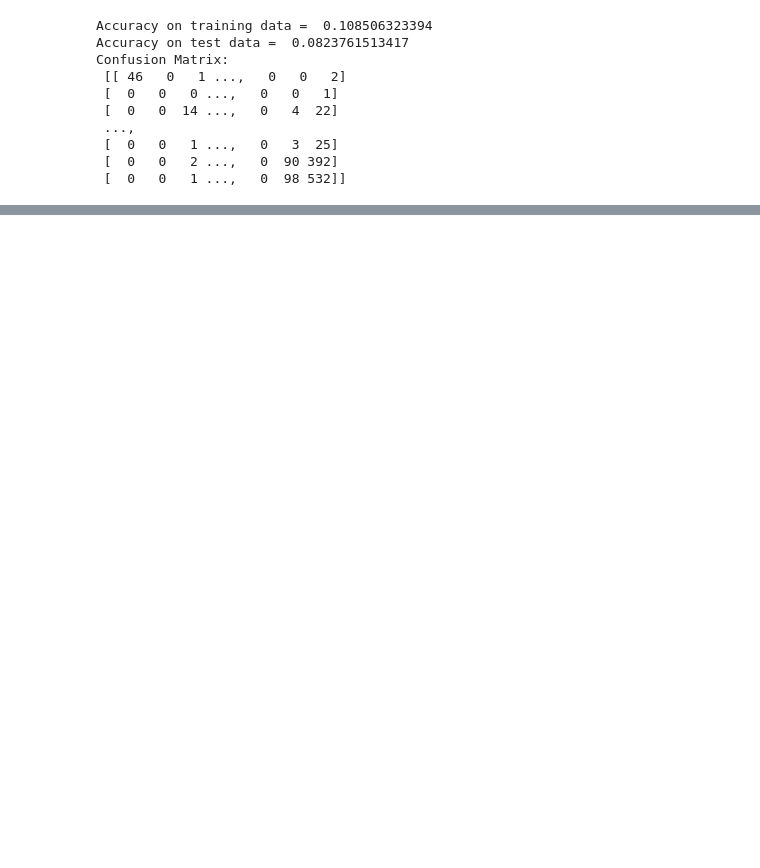
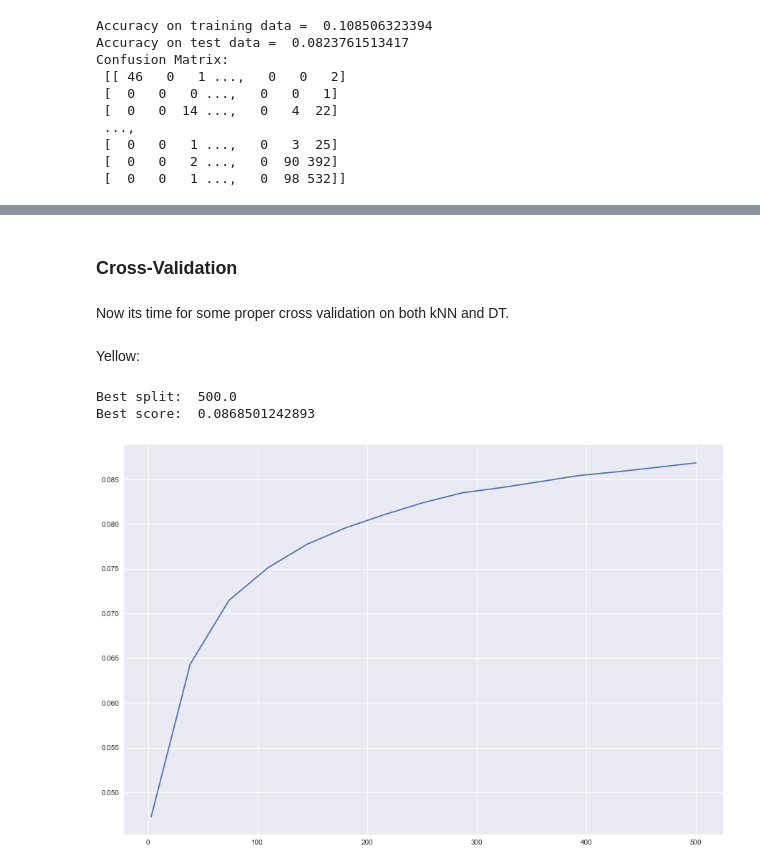
Before and after one commit to agentturbo1/Crazy-Taxi-IRL, a Jupyter notebook: Cleaning and Location Prediction Modeling.ipynb, the cells around one changed output, grey strips where cells are left out. Cells and saved outputs as stored; diff of their text form; code cells hidden in the pictures; blank space fills up the shorter version.

```diff
--- a/Cleaning and Location Prediction Modeling.ipynb
+++ b/Cleaning and Location Prediction Modeling.ipynb
@@ -340,10 +348,9 @@ memory usage: 238.6+ MB
 # %% [markdown]
 ### Spliting the data
 # %%
-y_X = yellow_data.sample(frac=1, random_state=10)[['VendorID', 'passenger_count', 'PULocationID', 'trip_dayofmonth', 'trip_dayofweek','trip_PU_hourofday']]
-y_y = yellow_data.sample(frac=1, random_state=10)['DOLocationID']
+y_X = yellow_data.sample(frac=1, random_state=9)[['VendorID', 'passenger_count', 'PULocationID', 'trip_dayofmonth', 'trip_dayofweek','trip_PU_hourofday']]
+y_y = yellow_data.sample(frac=1, random_state=9)['DOLocationID']
 
-g_X = green_data.drop(['DOLocationID', 'DO Zone', 'DO Borough', 'store_and_fwd_flag', \
-                        'PU Zone', 'PU Borough', 'lpep_pickup_datetime', 'lpep_dropoff_datetime'], axis=1)
+g_X = green_data[['VendorID', 'passenger_count', 'PULocationID', 'trip_dayofmonth', 'trip_dayofweek','trip_PU_hourofday']]
 g_y = green_data['DOLocationID']
 # %%
@@ -398,0 +409,18 @@ Confusion Matrix:
+# %%
+decisionTree = tree.DecisionTreeClassifier(min_samples_split=345)
+
+g_XTrain, g_XTest, g_yTrain, g_yTest = train_test_split(g_X, g_y, random_state=10, test_size=0.8)
+# fit the tree with the traing data
+decisionTree = decisionTree.fit(g_XTrain, g_yTrain)
+
+# predict with the training data
+y_pred_train = decisionTree.predict(g_XTrain)
+# measure accuracy
+print('Accuracy on training data = ', metrics.accuracy_score(y_true = g_yTrain, y_pred = y_pred_train))
+
+# predict with the test data
+y_pred = decisionTree.predict(g_XTest)
+# measure accuracy
+print('Accuracy on test data = ', metrics.accuracy_score(y_true = g_yTest, y_pred = y_pred))
+
+print('Confusion Matrix: \n', metrics.confusion_matrix(y_true=g_yTest, y_pred=y_pred))
@@ -415,0 +484,26 @@ Confusion Matrix:
+# %% [markdown]
+### Cross-Validation
+# %% [markdown]
+Now its time for some proper cross validation on both kNN and DT.
+# %% [markdown]
+Yellow:
+# %%
+#cross validation
+
+min_split = np.linspace(3, 500, 15)
+Accuracies = np.zeros(min_split.shape[0])
+
+for i, split in enumerate(min_split):
+    decisionTree = tree.DecisionTreeClassifier(min_samples_split=int(split))
+    scores = cross_val_score(decisionTree, y_X, y=y_y)
+    Accuracies[int(i)] = scores.mean()
+
+print('Best split: ', min_split[np.argmax(Accuracies)])
+print('Best score: ', max(Accuracies))
+
+plt.plot(min_split,Accuracies)
+plt.show()
+# %% [output]
+Best split:  500.0
+Best score:  0.0868501242893
+[figure, added]
```
Also changed, not shown: parts of 22 cells of this notebook, 2 other files.
